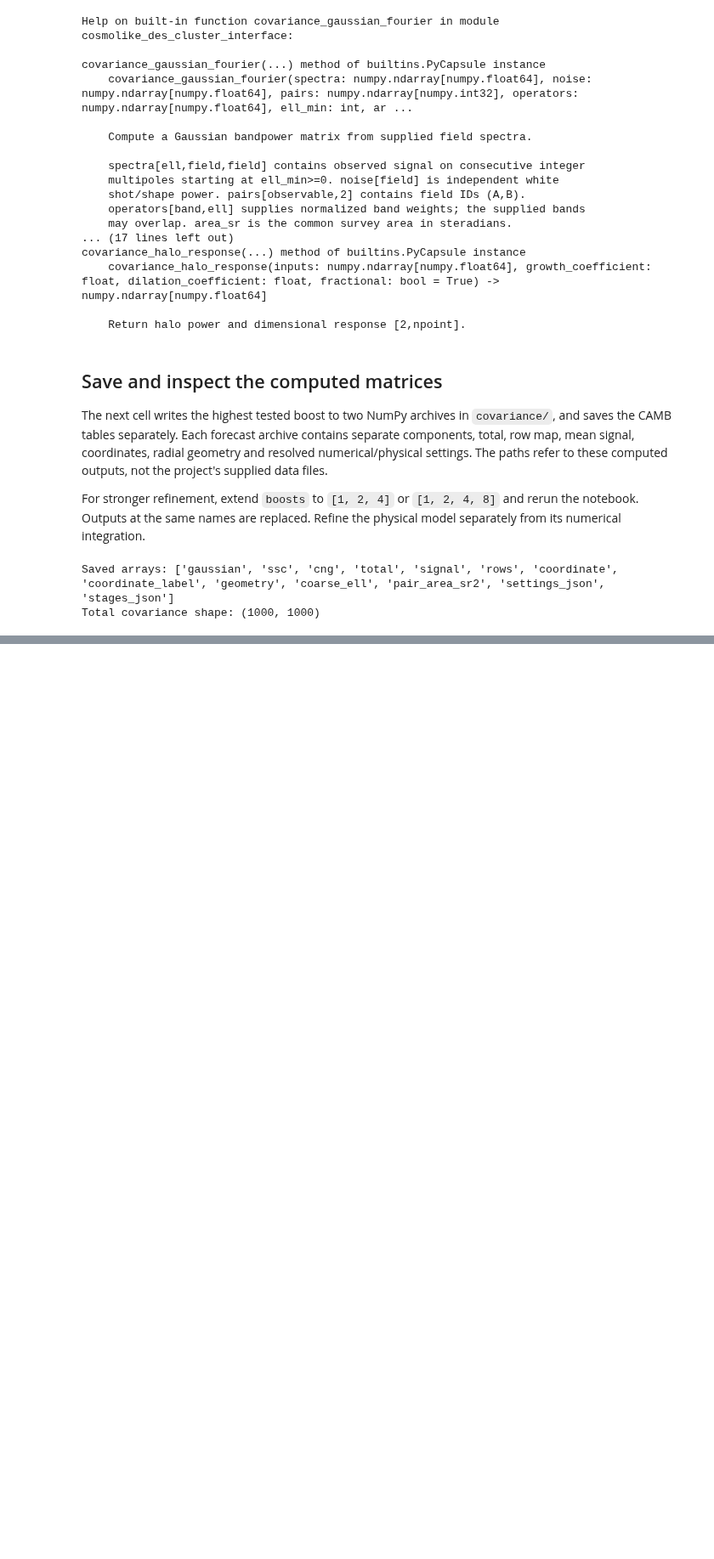
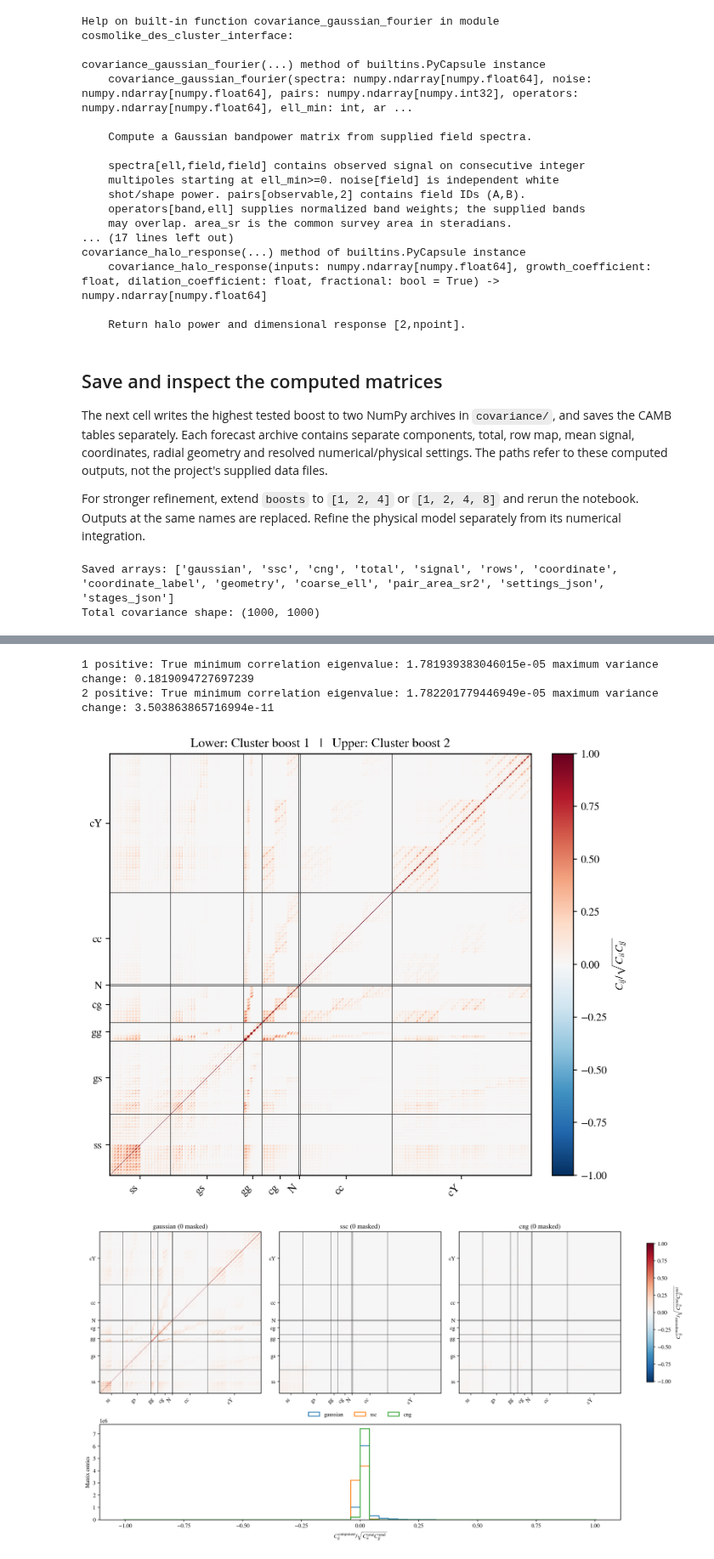
Before and after one commit to CosmoLike/cocoa_des_cluster, a Jupyter notebook: EXAMPLE_EVALUATE_COVARIANCE.ipynb, the cells around one changed output, grey strips where cells are left out. Shown at 85% size. Cells and saved outputs as stored; diff of their text form; code cells hidden in the pictures; blank space fills up the shorter version.

```diff
--- a/EXAMPLE_EVALUATE_COVARIANCE.ipynb
+++ b/EXAMPLE_EVALUATE_COVARIANCE.ipynb
@@ -384,0 +458,50 @@ Total covariance shape: (1000, 1000)
+# %%
+keep = joint["valid_indices"]
+reference = joint["total"][np.ix_(keep, keep)]
+for boost in cluster_boosts:
+    matrix = joint_results[boost]["total"][np.ix_(keep, keep)]
+    modes = cov.covariance_modes(matrix=matrix)
+    change = cov.compare_covariances(matrix=matrix, reference=reference)
+    print(boost, "positive:", modes["positive_definite"],
+          "minimum correlation eigenvalue:", modes["correlation_eigenvalues"][0],
+          "maximum variance change:", change["maximum_fractional_variance_change"])
+
+# The final cluster-lensing block has 48 rows times 19 retained angles.
+# Counts occupy their own 12-entry block between cg and cc.
+block_sizes = [
+    400,    # 20 shear-pair rows, including xi+ and xi-, times 20 angles
+    480,    # 6 galaxy bins times 4 source bins times 20 angles
+    120,    # 6 galaxy auto-correlations times 20 angles
+    240,    # 12 cluster-galaxy rows times 20 angles
+    12,     # 3 observed redshift bins times 4 richness bins
+    600,    # 3 redshift bins times 10 richness pairs times 20 angles
+    48*19,  # 48 cluster-lensing rows, each with its defined null bin removed
+]
+block_labels = [
+    "ss",
+    "gs",
+    "gg",
+    "cg",
+    "N",
+    "cc",
+    "cY",
+]
+first = joint_results[cluster_boosts[0]]["total"][np.ix_(keep, keep)]
+pcov.plot_correlation(
+    covariance=first, covariance_ref=reference,
+    block_sizes=block_sizes, block_labels=block_labels,
+    labels=(f"Cluster boost {cluster_boosts[0]}",
+            f"Cluster boost {cluster_boosts[-1]}"),
+)
+components = {}
+for name in ("gaussian", "ssc", "cng"):
+    components[name] = joint[name][np.ix_(keep, keep)]
+pcov.plot_covariance_components(
+    total=reference, components=components,
+    block_sizes=block_sizes, block_labels=block_labels,
+)
+# %% [output]
+1 positive: True minimum correlation eigenvalue: 1.781939383046015e-05 maximum variance change: 0.1819094727697239
+2 positive: True minimum correlation eigenvalue: 1.782201779446949e-05 maximum variance change: 3.503863865716994e-11
+[figure, added]
+[figure, added]
```
Also changed, not shown: parts of 10 cells of this notebook, 5 other files.
